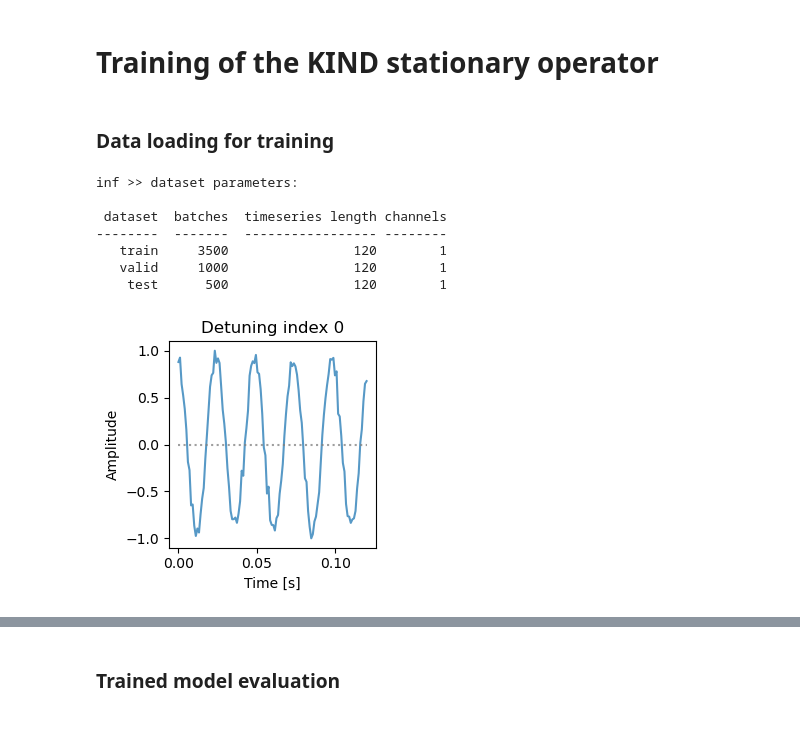
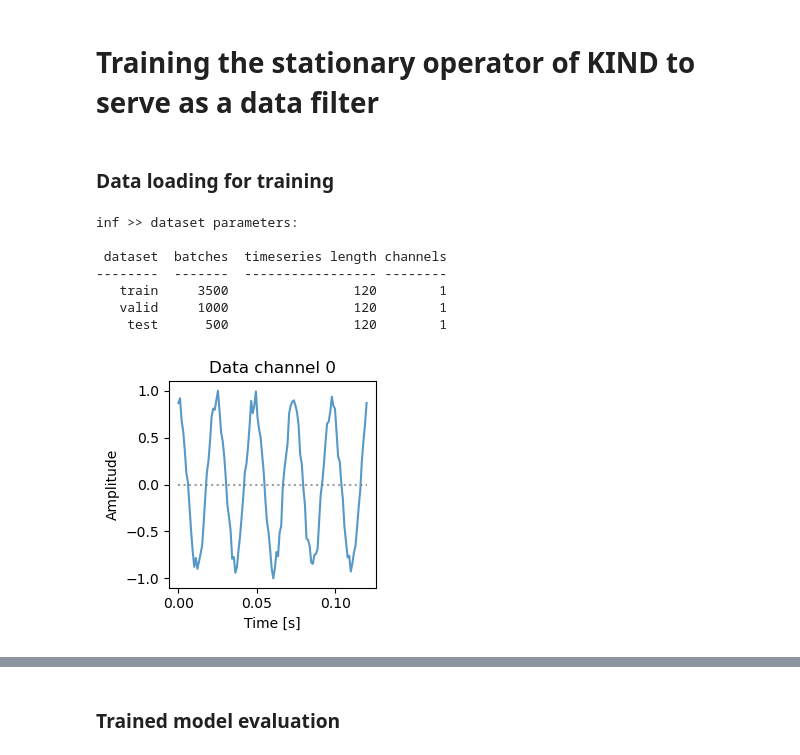
Before and after one commit to maalberg/kind, a Jupyter notebook: notebooks/baselines/02_tesla_kind_train_filter.ipynb, the cells around one changed output, grey strips where cells are left out. Drawn from its saved outputs; the diff is of its cells as text; code cells hidden in the pictures; blank space fills up the shorter version.

```diff
--- a/notebooks/baselines/02_tesla_kind_train_filter.ipynb
+++ b/notebooks/baselines/02_tesla_kind_train_filter.ipynb
@@ -1,5 +1,5 @@
 # %% [markdown]
-# Training of the KIND stationary operator
+# Training the stationary operator of KIND to serve as a data filter
 # %%
 # --! include root folder into PYTHONPATH --!
 
@@ -23,24 +23,23 @@ import utils_plot
 # %% [markdown]
 ### Data loading for training
 # %%
-# --!------------------------------------------------------!
-# --! display stationary dataset
+# --! display stationary dataset --!
 
-datadir               = '../../data/baselines/tesla_train_stat'
+datadir               = '../../data/baselines/tesla_train_filter'
 timeseries_ndim       = 1
 timeseries_nsample    = 120
 timestep              = 0.001
 
 utils_plot.plot_dataset(datadir, timeseries_nsample, timestep, plot_ndata=1)
 # %% [output]
 inf >> dataset parameters:
 
  dataset  batches  timeseries length channels
 --------  -------  ----------------- --------
    train     3500                120        1
    valid     1000                120        1
     test      500                120        1
-[figure, old version]
+[figure, new version]
 # %%
 # --!--------------------------------------------------------------------------
 # --! instantiate a model
```
Also changed, not shown: parts of 5 cells of this notebook, 1 other file.
